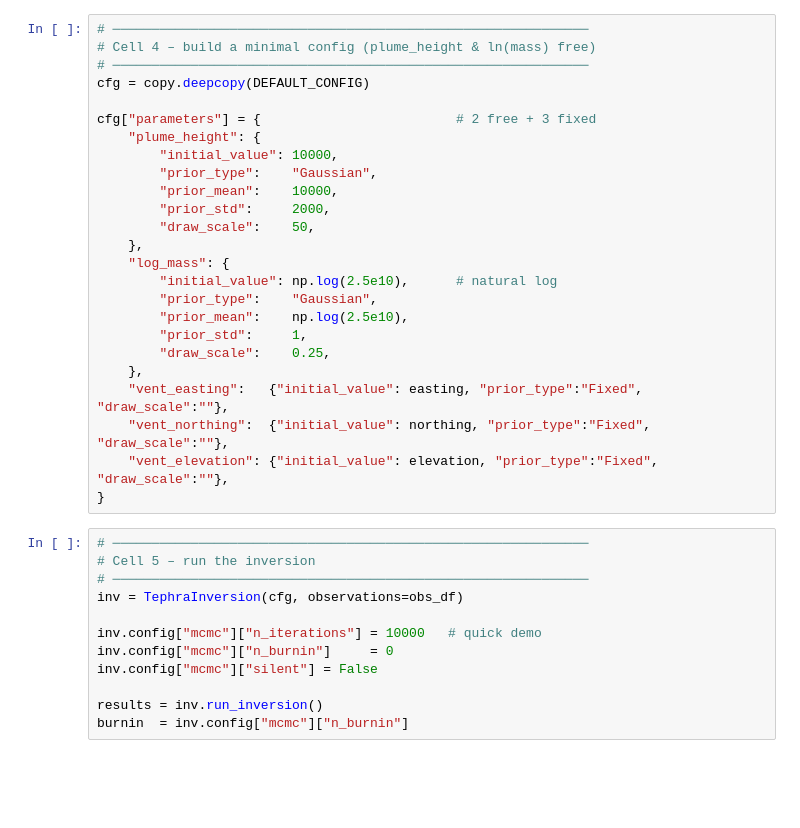
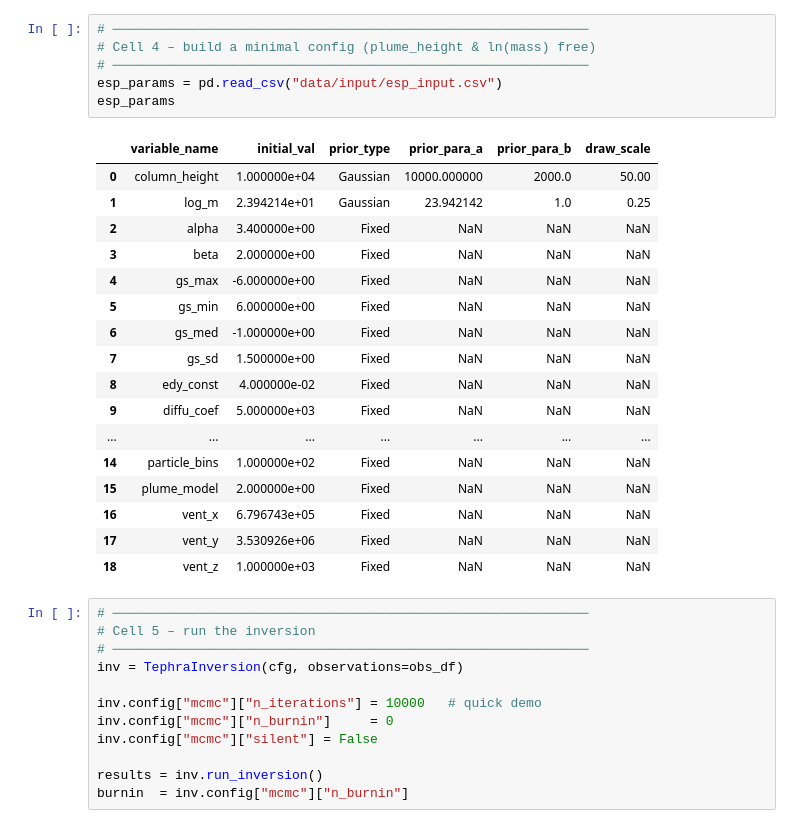
Before and after one commit to jimhcyang/tephra_inversion, a Jupyter notebook: example.ipynb, the cells around one changed output. Cells and saved outputs as stored; diff of their text form; blank space fills up the shorter version.

```diff
--- a/example.ipynb
+++ b/example.ipynb
@@ -90,28 +92,27 @@ obs_df
 # %%
 # ─────────────────────────────────────────────────────────────
 # Cell 4 – build a minimal config (plume_height & ln(mass) free)
 # ─────────────────────────────────────────────────────────────
-cfg = copy.deepcopy(DEFAULT_CONFIG)
-
-cfg["parameters"] = {                         # 2 free + 3 fixed
-    "plume_height": {
-        "initial_value": 10000,
-        "prior_type":    "Gaussian",
-        "prior_mean":    10000,
-        "prior_std":     2000,
-        "draw_scale":    50,
-    },
-    "log_mass": {
-        "initial_value": np.log(2.5e10),      # natural log
-        "prior_type":    "Gaussian",
-        "prior_mean":    np.log(2.5e10),
-        "prior_std":     1,
-        "draw_scale":    0.25,
-    },
-    "vent_easting":   {"initial_value": easting, "prior_type":"Fixed", "draw_scale":""},
-    "vent_northing":  {"initial_value": northing, "prior_type":"Fixed", "draw_scale":""},
-    "vent_elevation": {"initial_value": elevation, "prior_type":"Fixed", "draw_scale":""},
-}
+esp_params = pd.read_csv("data/input/esp_input.csv")
+esp_params
+# %% [output]
+|  | variable_name | initial_val | prior_type | prior_para_a | prior_para_b | draw_scale |
+| 0 | column_height | 1.000000e+04 | Gaussian | 10000.000000 | 2000.0 | 50.00 |
+| 1 | log_m | 2.394214e+01 | Gaussian | 23.942142 | 1.0 | 0.25 |
+| 2 | alpha | 3.400000e+00 | Fixed | NaN | NaN | NaN |
+| 3 | beta | 2.000000e+00 | Fixed | NaN | NaN | NaN |
+| 4 | gs_max | -6.000000e+00 | Fixed | NaN | NaN | NaN |
+| 5 | gs_min | 6.000000e+00 | Fixed | NaN | NaN | NaN |
+| 6 | gs_med | -1.000000e+00 | Fixed | NaN | NaN | NaN |
+| 7 | gs_sd | 1.500000e+00 | Fixed | NaN | NaN | NaN |
+| 8 | edy_const | 4.000000e-02 | Fixed | NaN | NaN | NaN |
+| 9 | diffu_coef | 5.000000e+03 | Fixed | NaN | NaN | NaN |
+| ... | ... | ... | ... | ... | ... | ... |
+| 14 | particle_bins | 1.000000e+02 | Fixed | NaN | NaN | NaN |
+| 15 | plume_model | 2.000000e+00 | Fixed | NaN | NaN | NaN |
+| 16 | vent_x | 6.796743e+05 | Fixed | NaN | NaN | NaN |
+| 17 | vent_y | 3.530926e+06 | Fixed | NaN | NaN | NaN |
+| 18 | vent_z | 1.000000e+03 | Fixed | NaN | NaN | NaN |
 # %%
 # ─────────────────────────────────────────────────────────────
 # Cell 5 – run the inversion
```
Also changed, not shown: parts of 3 cells of this notebook, 5 other files.
